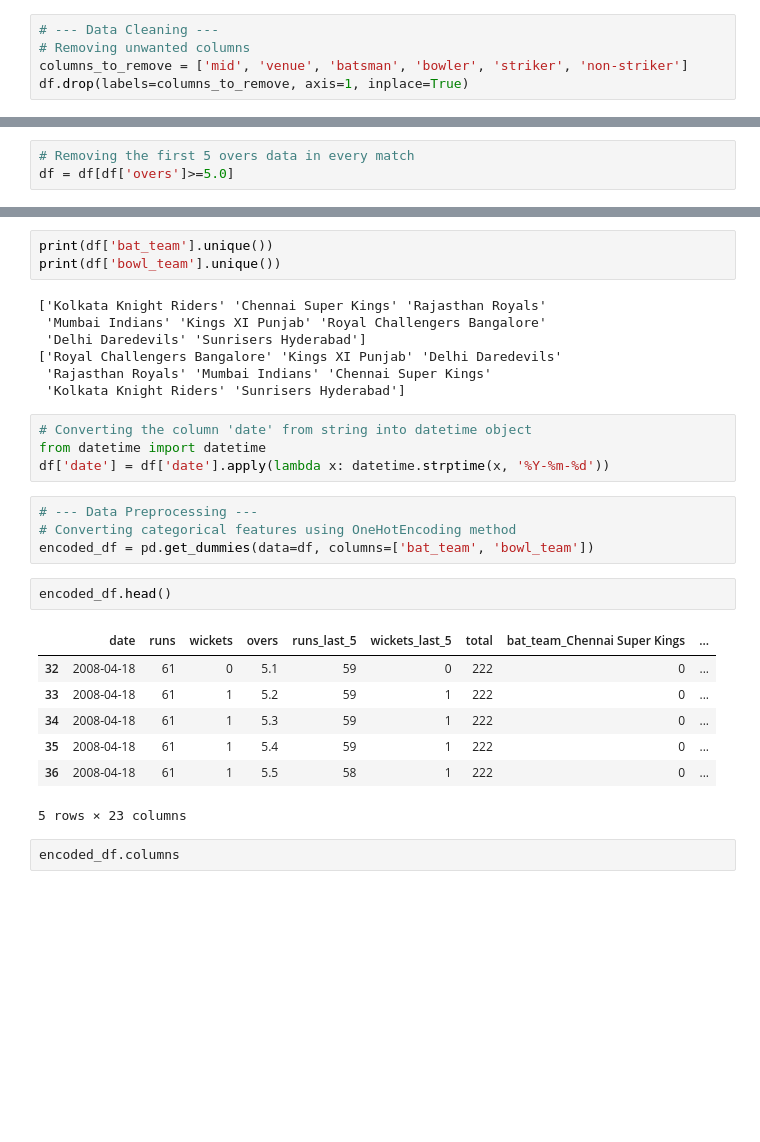
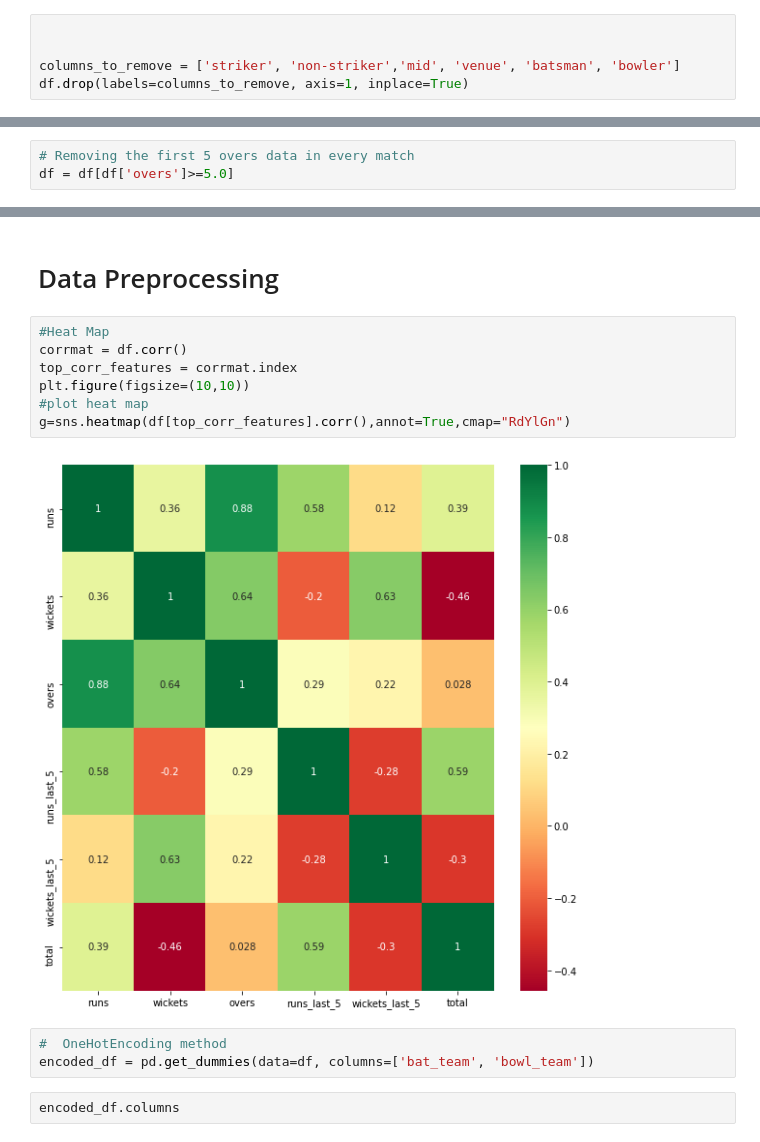
Before and after one commit to sumitkumarju/IPL-SCORE-PREDICTOR, a Jupyter notebook: model.ipynb, the cells around one changed output, grey strips where cells are left out. Cells and saved outputs as stored; diff of their text form; blank space fills up the shorter version.

```diff
--- a/model.ipynb
+++ b/model.ipynb
@@ -17,5 +30,5 @@ df.head()
 # %%
-# --- Data Cleaning ---
-# Removing unwanted columns
-columns_to_remove = ['mid', 'venue', 'batsman', 'bowler', 'striker', 'non-striker']
+
+
+columns_to_remove = ['striker', 'non-striker','mid', 'venue', 'batsman', 'bowler']
 df.drop(labels=columns_to_remove, axis=1, inplace=True)
@@ -57,34 +52,20 @@ df.head()
 | 34 | 2008-04-18 | Kolkata Knight Riders | Royal Challengers Bangalore | 61 | 1 | 5.3 | 59 | 1 | 222 |
 | 35 | 2008-04-18 | Kolkata Knight Riders | Royal Challengers Bangalore | 61 | 1 | 5.4 | 59 | 1 | 222 |
 | 36 | 2008-04-18 | Kolkata Knight Riders | Royal Challengers Bangalore | 61 | 1 | 5.5 | 58 | 1 | 222 |
-# %%
-print(df['bat_team'].unique())
-print(df['bowl_team'].unique())
-# %% [output]
-['Kolkata Knight Riders' 'Chennai Super Kings' 'Rajasthan Royals'
- 'Mumbai Indians' 'Kings XI Punjab' 'Royal Challengers Bangalore'
- 'Delhi Daredevils' 'Sunrisers Hyderabad']
-['Royal Challengers Bangalore' 'Kings XI Punjab' 'Delhi Daredevils'
- 'Rajasthan Royals' 'Mumbai Indians' 'Chennai Super Kings'
- 'Kolkata Knight Riders' 'Sunrisers Hyderabad']
-# %%
-# Converting the column 'date' from string into datetime object
-from datetime import datetime
-df['date'] = df['date'].apply(lambda x: datetime.strptime(x, '%Y-%m-%d'))
+# %% [markdown]
+ # Data Preprocessing
+# %%
+#Heat Map
+corrmat = df.corr()
+top_corr_features = corrmat.index
+plt.figure(figsize=(10,10))
+#plot heat map
+g=sns.heatmap(df[top_corr_features].corr(),annot=True,cmap="RdYlGn")
+# %% [output]
+[figure, added]
 # %%
-# --- Data Preprocessing ---
-# Converting categorical features using OneHotEncoding method
+#  OneHotEncoding method
 encoded_df = pd.get_dummies(data=df, columns=['bat_team', 'bowl_team'])
-# %%
-encoded_df.head()
-# %% [output]
-|  | date | runs | wickets | overs | runs_last_5 | wickets_last_5 | total | bat_team_Chennai Super Kings | ... |
-| 32 | 2008-04-18 | 61 | 0 | 5.1 | 59 | 0 | 222 | 0 | ... |
-| 33 | 2008-04-18 | 61 | 1 | 5.2 | 59 | 1 | 222 | 0 | ... |
-| 34 | 2008-04-18 | 61 | 1 | 5.3 | 59 | 1 | 222 | 0 | ... |
-| 35 | 2008-04-18 | 61 | 1 | 5.4 | 59 | 1 | 222 | 0 | ... |
-| 36 | 2008-04-18 | 61 | 1 | 5.5 | 58 | 1 | 222 | 0 | ... |
-5 rows × 23 columns
 # %%
 encoded_df.columns
 # %% [output]
```
Also changed, not shown: parts of 39 cells of this notebook, 1 other file.
